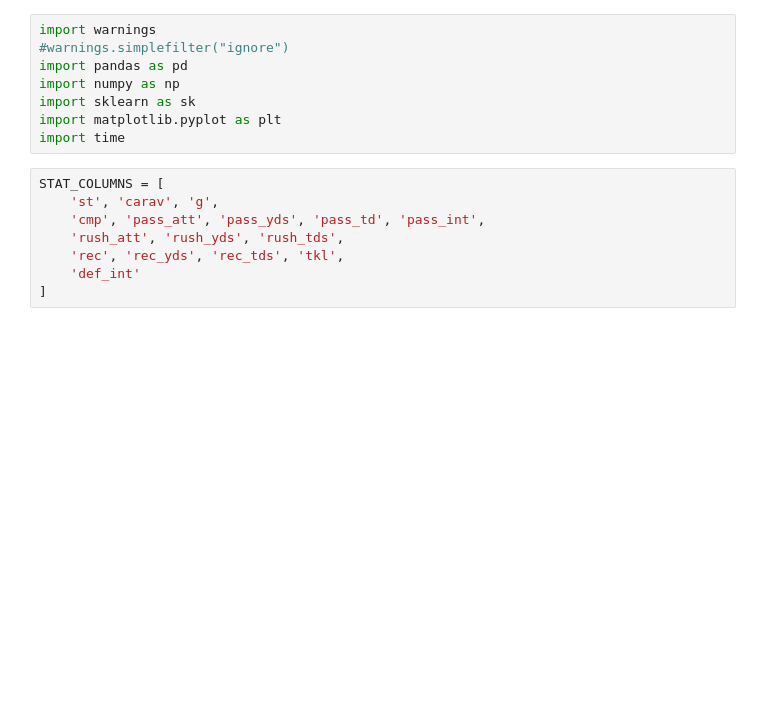
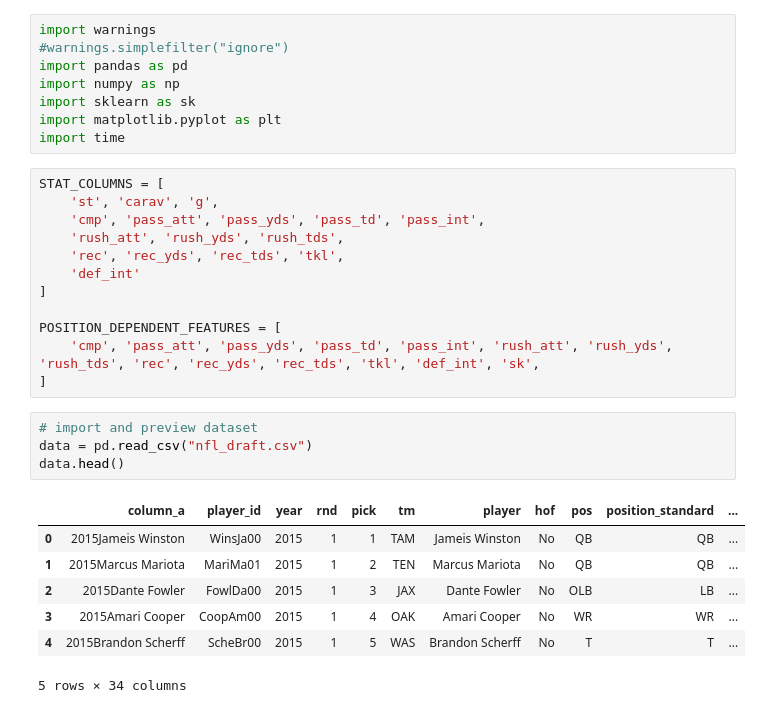
Before and after one commit to curry2736/CS-363M-Project, a Jupyter notebook: project.ipynb, the cells around one changed output. Saved outputs shown, nothing was run; the diff lists cells and outputs as text; blank space fills up the shorter version.

```diff
--- a/project.ipynb
+++ b/project.ipynb
@@ -14,3 +14,19 @@ STAT_COLUMNS = [
     'rec', 'rec_yds', 'rec_tds', 'tkl',
     'def_int'
 ]
+
+POSITION_DEPENDENT_FEATURES = [
+    'cmp', 'pass_att', 'pass_yds', 'pass_td', 'pass_int', 'rush_att', 'rush_yds', 'rush_tds', 'rec', 'rec_yds', 'rec_tds', 'tkl', 'def_int', 'sk',
+]
+# %%
+# import and preview dataset
+data = pd.read_csv("nfl_draft.csv")
+data.head()
+# %% [output]
+|  | column_a | player_id | year | rnd | pick | tm | player | hof | pos | position_standard | ... |
+| 0 | 2015Jameis Winston | WinsJa00 | 2015 | 1 | 1 | TAM | Jameis Winston | No | QB | QB | ... |
+| 1 | 2015Marcus Mariota | MariMa01 | 2015 | 1 | 2 | TEN | Marcus Mariota | No | QB | QB | ... |
+| 2 | 2015Dante Fowler | FowlDa00 | 2015 | 1 | 3 | JAX | Dante Fowler | No | OLB | LB | ... |
+| 3 | 2015Amari Cooper | CoopAm00 | 2015 | 1 | 4 | OAK | Amari Cooper | No | WR | WR | ... |
+| 4 | 2015Brandon Scherff | ScheBr00 | 2015 | 1 | 5 | WAS | Brandon Scherff | No | T | T | ... |
+5 rows × 34 columns
```
Also changed, not shown: parts of 14 cells of this notebook, 1 other file.
